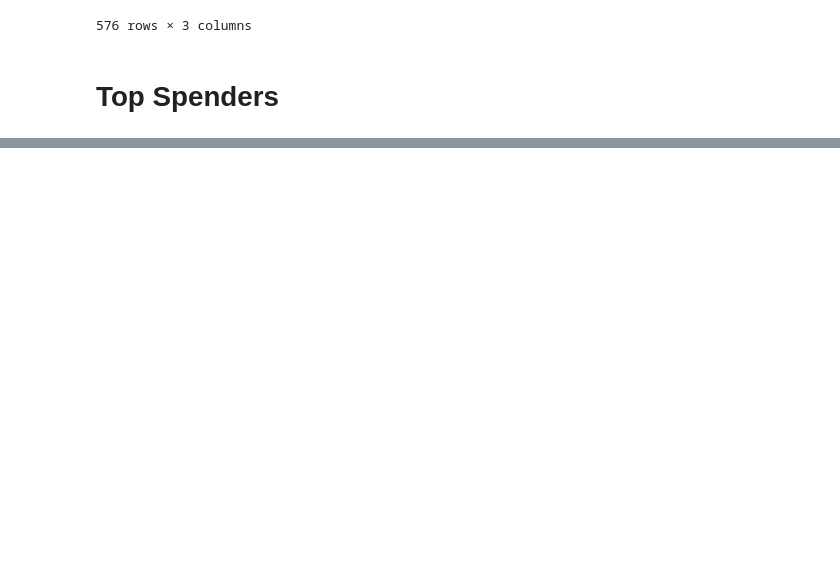
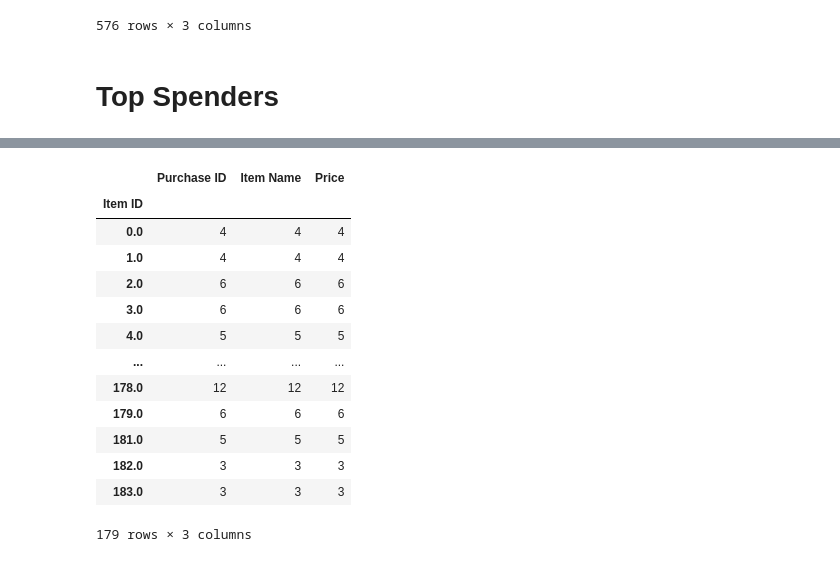
Before and after one commit to Navilongo/Video-Game-DLC-Analytics, a Jupyter notebook: HeroesOfPymoli/Heroes_code.ipynb, the cells around one changed output, grey strips where cells are left out. Cells and saved outputs as stored; diff of their text form; code cells hidden in the pictures; blank space fills up the shorter version.

```diff
--- a/HeroesOfPymoli/Heroes_code.ipynb
+++ b/HeroesOfPymoli/Heroes_code.ipynb
@@ -515,0 +513,4 @@ Name: SN, Length: 576, dtype: int64
+# %%
+# Create new df using only data we need.
+items_df = purchase_data[["Purchase ID", "Item ID", "Item Name", "Price"]]
+items_df.head()
@@ -515,0 +524,4 @@ Name: SN, Length: 576, dtype: int64
+# %%
+# Create df using Item ID as index
+id_index = items_df.groupby("Item ID")
+id_index.count().head()
@@ -515,0 +595,19 @@ Name: SN, Length: 576, dtype: int64
+# %%
+# Find Purchase Count by counting how many times each ID repeats
+id_count = id_index.count()
+id_count
+# %% [output]
+|  | Purchase ID | Item Name | Price |
+| Item ID |  |  |  |
+| 0.0 | 4 | 4 | 4 |
+| 1.0 | 4 | 4 | 4 |
+| 2.0 | 6 | 6 | 6 |
+| 3.0 | 6 | 6 | 6 |
+| 4.0 | 5 | 5 | 5 |
+| ... | ... | ... | ... |
+| 178.0 | 12 | 12 | 12 |
+| 179.0 | 6 | 6 | 6 |
+| 181.0 | 5 | 5 | 5 |
+| 182.0 | 3 | 3 | 3 |
+| 183.0 | 3 | 3 | 3 |
+179 rows × 3 columns
```
Also changed, not shown: parts of 23 cells of this notebook.
